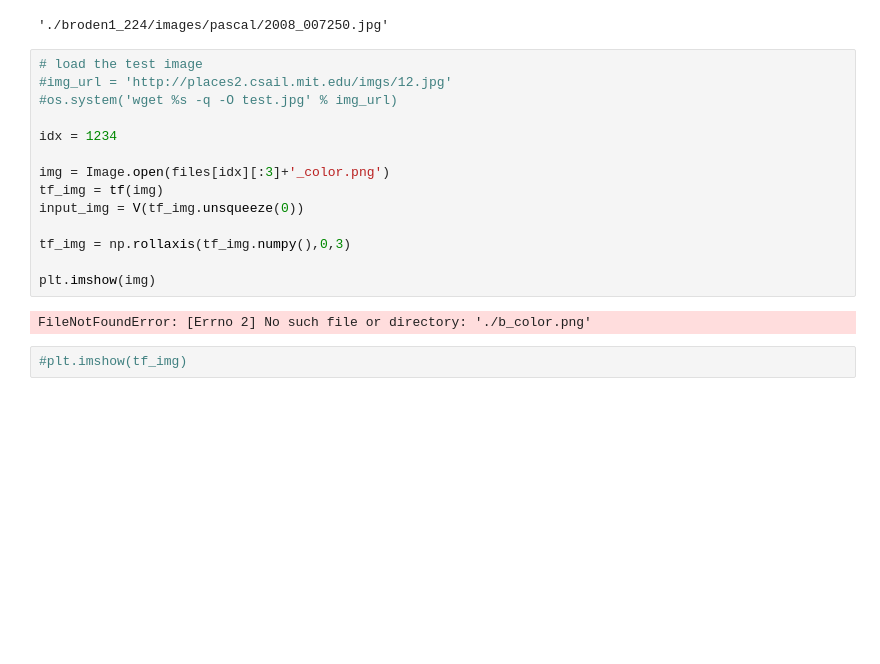
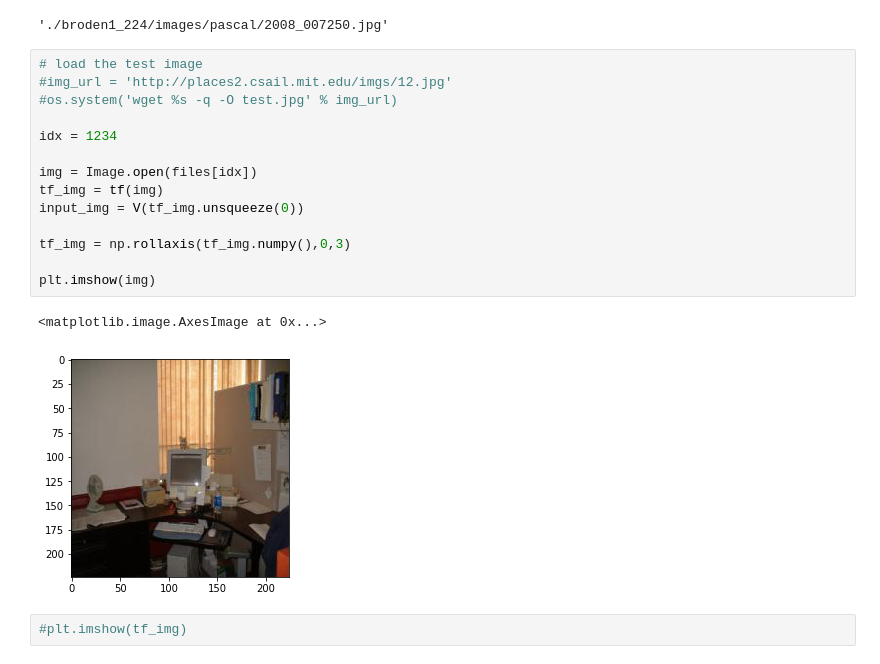
Before and after one commit to kywch/places365, a Jupyter notebook: run_placesCNN_unified.ipynb, the cells around one changed output. Cells and saved outputs as stored; diff of their text form; blank space fills up the shorter version.

```diff
--- a/run_placesCNN_unified.ipynb
+++ b/run_placesCNN_unified.ipynb
@@ -107,19 +89,20 @@ files[0]
 # %%
 # load the test image
 #img_url = 'http://places2.csail.mit.edu/imgs/12.jpg'
 #os.system('wget %s -q -O test.jpg' % img_url)
 
 idx = 1234
 
-img = Image.open(files[idx][:3]+'_color.png')
+img = Image.open(files[idx])
 tf_img = tf(img)
 input_img = V(tf_img.unsqueeze(0))
 
 tf_img = np.rollaxis(tf_img.numpy(),0,3)
 
 plt.imshow(img)
 # %% [output]
-FileNotFoundError: [Errno 2] No such file or directory: './b_color.png'
+<matplotlib.image.AxesImage at 0x...>
+[figure, added]
 # %%
 #plt.imshow(tf_img)
 # %%
```
Also changed, not shown: parts of 2 cells of this notebook, 1 other file.
